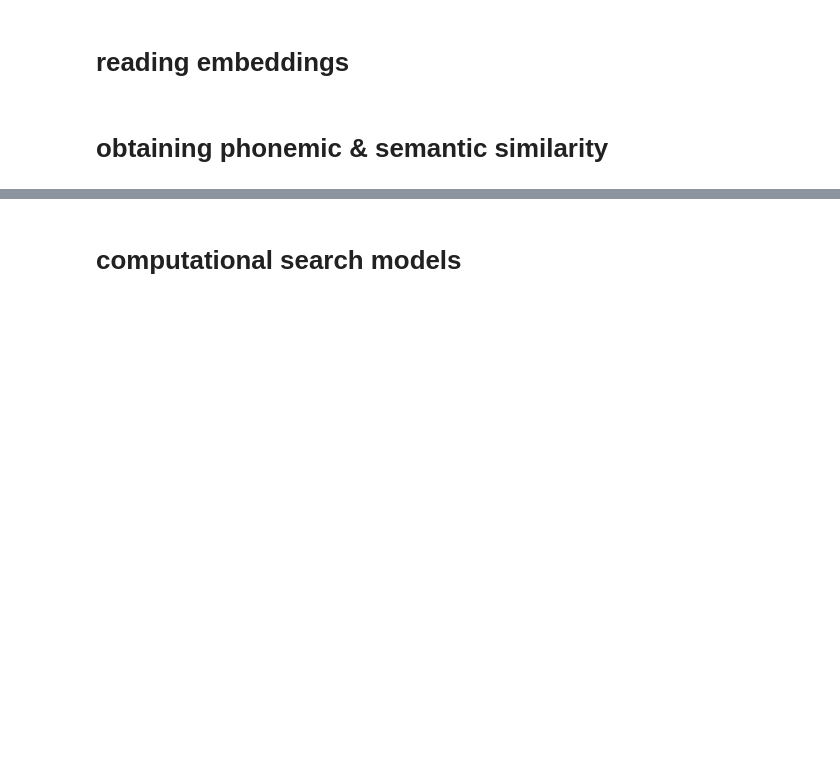
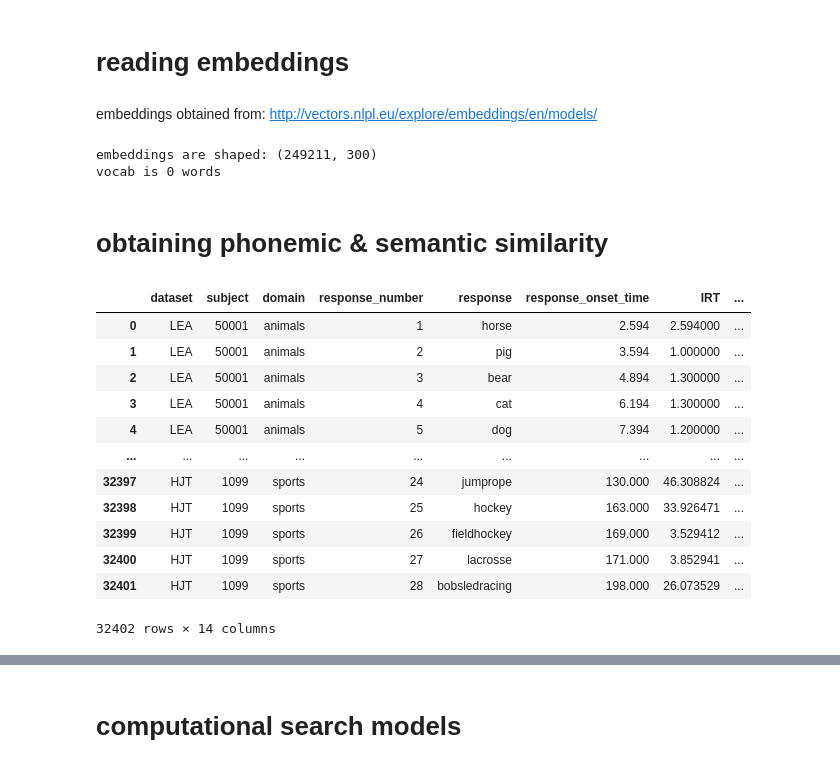
Before and after one commit to abhilasha-kumar/fluency-cogsci2022, a Jupyter notebook: fluency_cogsci2022.ipynb, the cells around one changed output, grey strips where cells are left out. Drawn from its saved outputs; the diff is of its cells as text; code cells hidden in the pictures; blank space fills up the shorter version.

Commit message:
updated functions and models

```diff
--- a/fluency_cogsci2022.ipynb
+++ b/fluency_cogsci2022.ipynb
@@ -87,7 +116,7 @@ print("norm phon:", normalized_sim(wordbreak(w1)[0],wordbreak(w2)[0]))
 # %% [markdown]
 # reading data
 # %%
-parentfolder = "/content/drive/My Drive/IU-Abhilasha-Mike/Fluency/sem-phon/verbal_fluency/cochlear_alldomains"
+parentfolder = "/content/drive/My Drive/IU-Abhilasha-Mike/Fluency/sem-phon/fluency_cogsci2022"
 with tf.device('/device:GPU:0'):
   semantic_files = glob.glob(parentfolder + '/*.xlsx')
 print(f"This folder has {len(semantic_files)} files")
@@ -94,15 +125,23 @@ print(f"This folder has {len(semantic_files)} files")
 # %% [markdown]
 # reading embeddings
+# %% [markdown]
+embeddings obtained from: http://vectors.nlpl.eu/explore/embeddings/en/models/
 # %%
 # import glove embeddings
-parentfolder = "/content/drive/My Drive/IU-Abhilasha-Mike/Fluency/sem-phon/verbal_fluency/cochlear"
+parentfolder = "/content/drive/My Drive/IU-Abhilasha-Mike/Fluency/sem-phon/fluency_cogsci2022/"
 with tf.device('/device:GPU:0'):
-  # glove = pd.read_csv(parentfolder +"/fluency_glove.csv").transpose().values
-  # vocab = pd.read_csv(parentfolder +"/fluency_vocab.csv")
-  glove = pd.read_csv(parentfolder +"/glove_parents.csv", encoding="unicode-escape").transpose().values
-  vocab = pd.DataFrame(pd.read_csv(parentfolder +"/glove_parents.csv", encoding="unicode-escape").columns, columns=["vocab_word"])
-  print(f"embeddings are shaped:", glove.shape)
+  word2vec_model = pd.read_csv(parentfolder +"wikimodel.csv", encoding="unicode-escape")
+  word2vec = word2vec_model.transpose()
+  new_header = word2vec.iloc[0] #grab the first row for the header
+  word2vec = word2vec[1:] #take the data less the header row
+  word2vec.columns = new_header
+  word2vec = word2vec.values.transpose()
+  vocab = pd.DataFrame(list(new_header), columns=["vocab_word"])
+  print(f"embeddings are shaped:", word2vec.shape)
   print(f"vocab is {len(vocab)} words")
+# %% [output]
+embeddings are shaped: (249211, 300)
+vocab is 0 words
 # %% [markdown]
 # obtaining phonemic & semantic similarity
 # %%
@@ -110,14 +149,13 @@ with tf.device('/device:GPU:0'):
 import warnings
 warnings.filterwarnings("ignore")
 
-
 phon_list = []
 
-# read in the data for the category as a pandas dataframe
-category_file = pd.read_csv(semantic_files)
+# read in the data as a pandas dataframe
+data_file = pd.read_excel(semantic_files[0])
 import re
-for index, row in category_file.iterrows():
-  word = str(row["value"])
+for index, row in data_file.iterrows():
+  word = str(row["response"])
   mod_word = re.sub('[^a-zA-Z]+', '', word)
   if(len(mod_word)>0):
     phonemes = wordbreak(mod_word)[0]
@@ -125,12 +163,12 @@ for index, row in category_file.iterrows():
   else:
     phon_list.append("wordnotfound")
 
-category_file["phonemes"] = phon_list
-category_file["response_number"] = category_file.groupby(['participantID', 'cue']).cumcount()+1
+data_file["phonemes"] = phon_list
+data_file["response_number"] = data_file.groupby(['subject', 'domain']).cumcount()+1
 
 # exclude rows that do not have a valid phoneme
-category_file = category_file[category_file.phonemes != "wordnotfound"]
-category_file = category_file.reset_index(drop= True)
+data_file = data_file[data_file.phonemes != "wordnotfound"]
+data_file = data_file.reset_index(drop= True)
 
 #now we compute the levenshtein edit distance as a measure of orthographic/phonemic similarity
 
@@ -141,8 +179,8 @@ glove_similarity = []
 norm_phon = []
 norm_orth = []
 
-for index, row in category_file.iterrows():
-  current_word = re.sub('[^a-zA-Z]+', '', str(row["value"]))
+for index, row in data_file.iterrows():
+  current_word = re.sub('[^a-zA-Z]+', '', str(row["response"]))
   current_phoneme = row["phonemes"]
   current_word = "FALSE" if current_word in ["False", "false"] else current_word
   if row["response_number"] == 1:
@@ -152,9 +190,8 @@ for index, row in category_file.iterrows():
       norm_phon_val = -999
       norm_orth_val = -999
   else:
-    previous_word = re.sub('[^a-zA-Z]+', '', str(category_file.value[index-1]))
-    previous_word = "FALSE" if previous_word in ["False", "false"] else previous_word
-    previous_phoneme = category_file.phonemes[index-1]
+    previous_word = re.sub('[^a-zA-Z]+', '', str(data_file.response[index-1]))
+    previous_phoneme = data_file.phonemes[index-1]
 
     #calculate orthographic similarity as Levenshtein (edit) distance
     orth_val = edit_distance(previous_word, current_word)
@@ -168,11 +205,11 @@ for index, row in category_file.iterrows():
     # extract word embedding for current word
     if current_word in list(vocab["vocab_word"]):
       current_word_index = list(vocab["vocab_word"]).index(current_word)
-      current_word_vec = glove[current_word_index].reshape((1,glove.shape[1]))
+      current_word_vec = word2vec[current_word_index].reshape((1,word2vec.shape[1]))
       # extract word embedding for current word
       if previous_word in list(vocab["vocab_word"]):
         previous_word_index = list(vocab["vocab_word"]).index(previous_word)
-        previous_word_vec = glove[previous_word_index].reshape((1,glove.shape[1]))
+        previous_word_vec = word2vec[previous_word_index].reshape((1,word2vec.shape[1]))
         sem_val = float((1 - scipy.spatial.distance.cdist(previous_word_vec, current_word_vec, 'cosine'))[0])
         #print(f"for {current_word} and {previous_word} similarity is {sem_val}")
       else:
@@ -186,8 +223,25 @@ for index, row in category_file.iterrows():
   norm_orth.append(norm_orth_val)
   glove_similarity.append(sem_val)
 
-category_file["phon_similarity"] = phon_similarity
-category_file["orth_similarity"] = orth_similarity
-category_file["norm_phon"] = norm_phon
-category_file["norm_orth"] = norm_orth
-category_file["glove_childes"] = glove_similarity
+data_file["phon_similarity"] = phon_similarity
+data_file["orth_similarity"] = orth_similarity
+data_file["norm_phon"] = norm_phon
+data_file["norm_orth"] = norm_orth
+data_file["word2vec_similarity"] = glove_similarity
+data_file.to_csv(parentfolder + f'precomputed_data.csv')
+# %%
+data_file
+# %% [output]
+|  | dataset | subject | domain | response_number | response | response_onset_time | IRT | ... |
+| 0 | LEA | 50001 | animals | 1 | horse | 2.594 | 2.594000 | ... |
+| 1 | LEA | 50001 | animals | 2 | pig | 3.594 | 1.000000 | ... |
+| 2 | LEA | 50001 | animals | 3 | bear | 4.894 | 1.300000 | ... |
+| 3 | LEA | 50001 | animals | 4 | cat | 6.194 | 1.300000 | ... |
+| 4 | LEA | 50001 | animals | 5 | dog | 7.394 | 1.200000 | ... |
+| ... | ... | ... | ... | ... | ... | ... | ... | ... |
+| 32397 | HJT | 1099 | sports | 24 | jumprope | 130.000 | 46.308824 | ... |
+| 32398 | HJT | 1099 | sports | 25 | hockey | 163.000 | 33.926471 | ... |
+| 32399 | HJT | 1099 | sports | 26 | fieldhockey | 169.000 | 3.529412 | ... |
+| 32400 | HJT | 1099 | sports | 27 | lacrosse | 171.000 | 3.852941 | ... |
+| 32401 | HJT | 1099 | sports | 28 | bobsledracing | 198.000 | 26.073529 | ... |
+32402 rows × 14 columns
```
Also changed, not shown: parts of 17 cells of this notebook.
